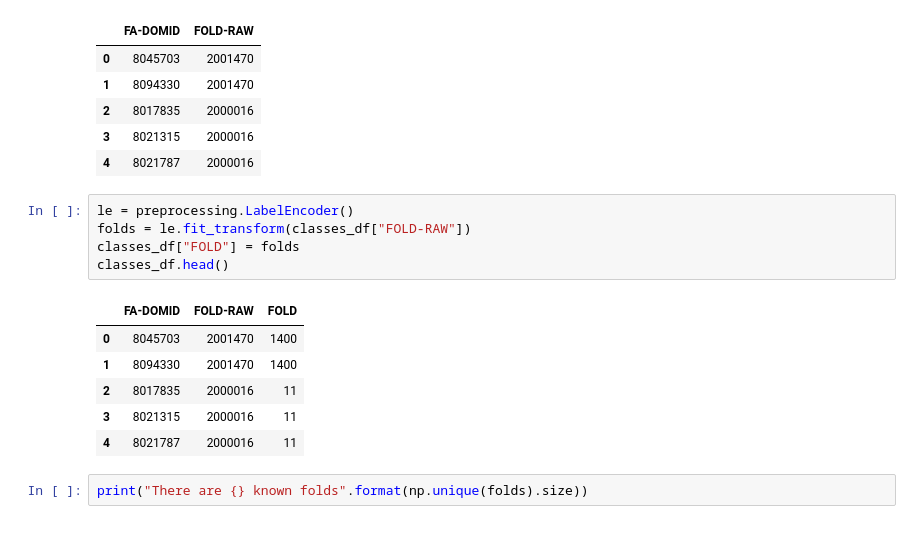
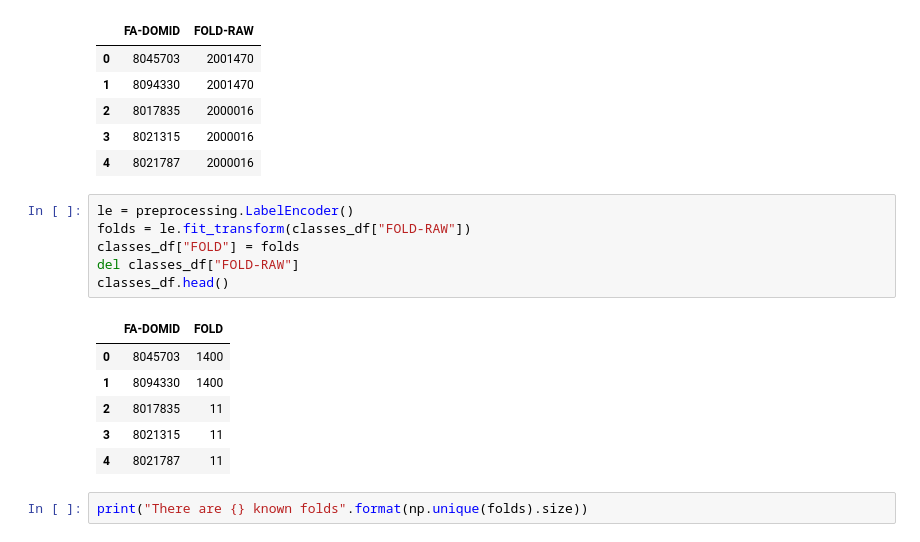
Before and after one commit to Intelligent-Systems-Phystech/2021-Project-86, a Jupyter notebook: code/Exploratory data analysis.ipynb, the cells around one changed output. Saved outputs shown, nothing was run; the diff lists cells and outputs as text.

```diff
--- a/code/Exploratory data analysis.ipynb
+++ b/code/Exploratory data analysis.ipynb
@@ -65,15 +66,16 @@ classes_df.head()
 # %%
 le = preprocessing.LabelEncoder()
 folds = le.fit_transform(classes_df["FOLD-RAW"])
 classes_df["FOLD"] = folds
+del classes_df["FOLD-RAW"]
 classes_df.head()
 # %% [output]
-|  | FA-DOMID | FOLD-RAW | FOLD |
-| 0 | 8045703 | 2001470 | 1400 |
-| 1 | 8094330 | 2001470 | 1400 |
-| 2 | 8017835 | 2000016 | 11 |
-| 3 | 8021315 | 2000016 | 11 |
-| 4 | 8021787 | 2000016 | 11 |
+|  | FA-DOMID | FOLD |
+| 0 | 8045703 | 1400 |
+| 1 | 8094330 | 1400 |
+| 2 | 8017835 | 11 |
+| 3 | 8021315 | 11 |
+| 4 | 8021787 | 11 |
 # %%
 print("There are {} known folds".format(np.unique(folds).size))
 # %% [output]
```
Also changed, not shown: parts of 10 cells of this notebook, 2 other files.
